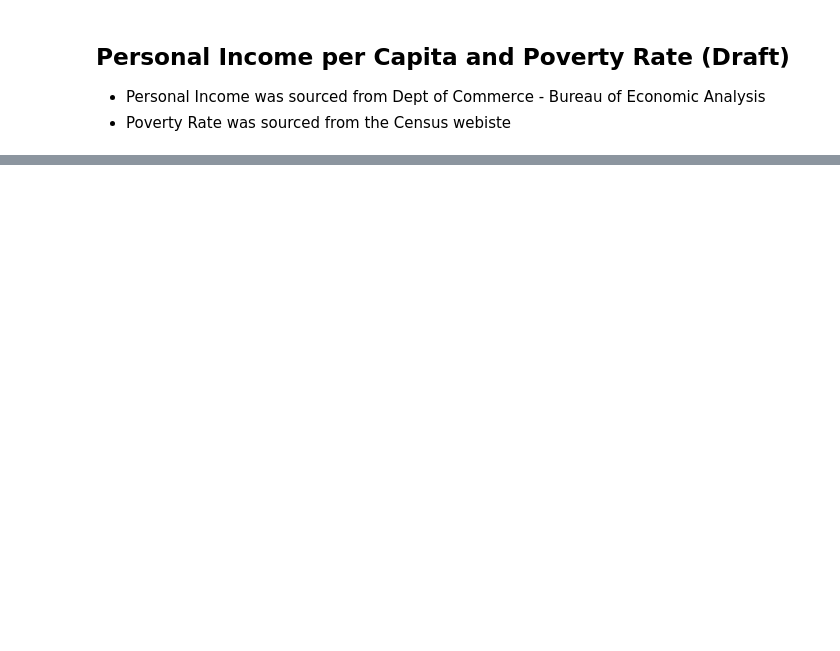
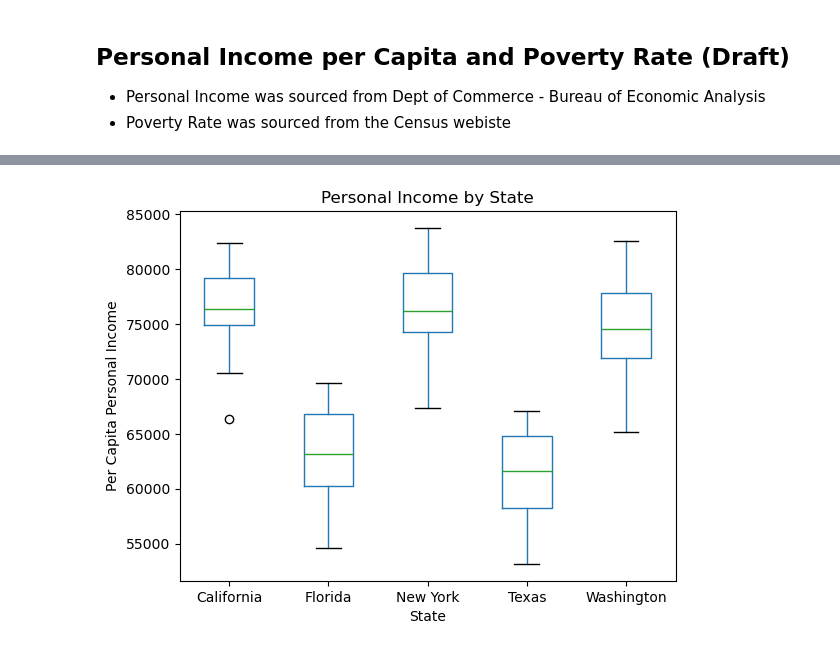
Before and after one commit to jrdthomas1/Project-1, a Jupyter notebook: jupyter/Poverty_PCE_Pers_Income.ipynb, the cells around one changed output, grey strips where cells are left out. Saved outputs shown, nothing was run; the diff lists cells and outputs as text; code cells hidden in the pictures; blank space fills up the shorter version.

```diff
--- a/jupyter/Poverty_PCE_Pers_Income.ipynb
+++ b/jupyter/Poverty_PCE_Pers_Income.ipynb
@@ -75,0 +89,13 @@ poverty_df.head()
+# %%
+# Create a box plot
+income_df.boxplot(['California','Florida','New York','Texas','Washington'], grid=False)
+# Adding title and labels
+plt.title('Personal Income by State')
+
+# Suppress the default title
+plt.xlabel('State')
+plt.ylabel('Per Capita Personal Income')
+# Show plot
+plt.show()
+# %% [output]
+[figure, added]
```
Also changed, not shown: parts of 8 cells of this notebook, 2 other files.
